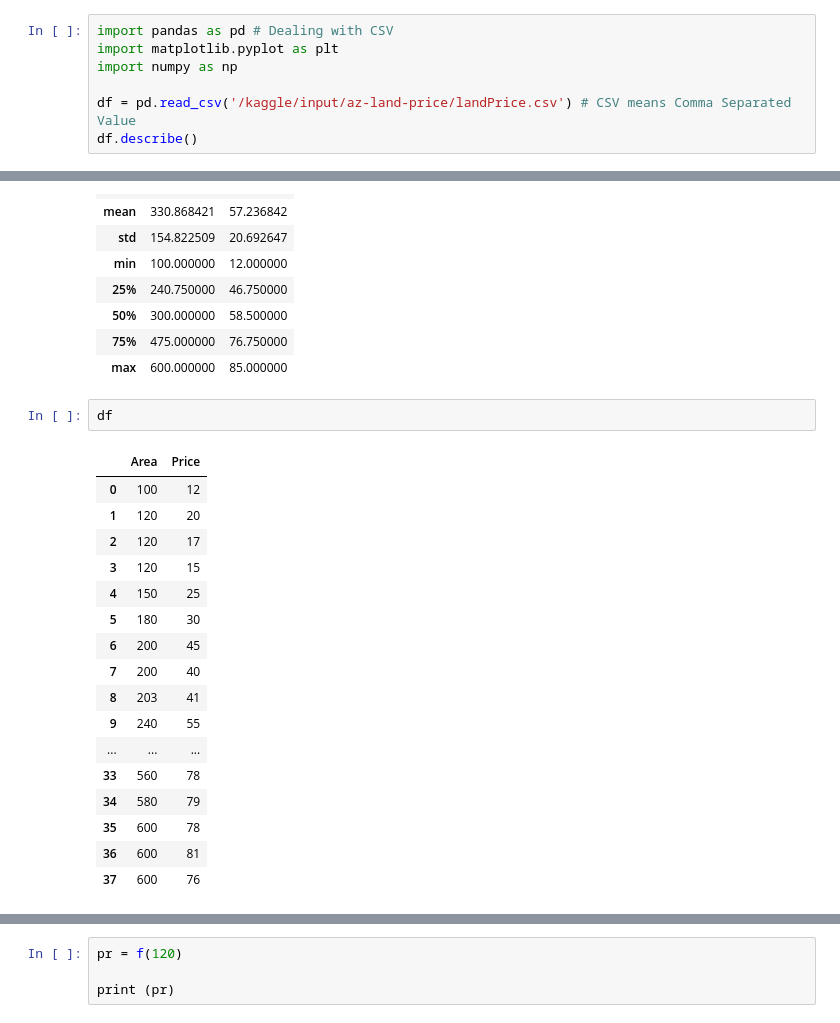
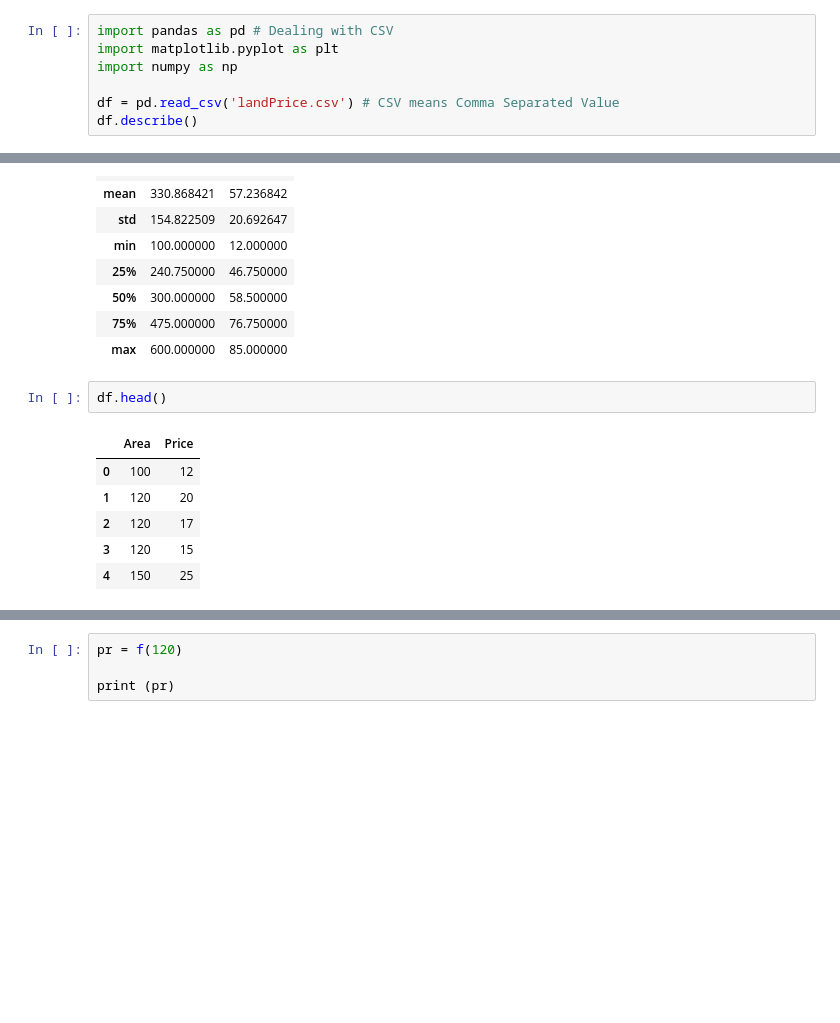
Before and after one commit to mazawi/Teaching-AI, a Jupyter notebook: Regression/teaching-ml-example-land-price.ipynb, the cells around one changed output, grey strips where cells are left out. Drawn from its saved outputs; the diff is of its cells as text; blank space fills up the shorter version.

```diff
--- a/Linear Regression/teaching-ml-example-land-price.ipynb
+++ b/Regression/teaching-ml-example-land-price.ipynb
@@ -16,7 +16,7 @@ import pandas as pd # Dealing with CSV
 import matplotlib.pyplot as plt
 import numpy as np
 
-df = pd.read_csv('/kaggle/input/az-land-price/landPrice.csv') # CSV means Comma Separated Value
+df = pd.read_csv('landPrice.csv') # CSV means Comma Separated Value
 df.describe()
 # %% [output]
 |  | Area | Price |
@@ -29,25 +29,14 @@ df.describe()
 | 75% | 475.000000 | 76.750000 |
 | max | 600.000000 | 85.000000 |
 # %%
-df
+df.head()
 # %% [output]
 |  | Area | Price |
 | 0 | 100 | 12 |
 | 1 | 120 | 20 |
 | 2 | 120 | 17 |
 | 3 | 120 | 15 |
 | 4 | 150 | 25 |
-| 5 | 180 | 30 |
-| 6 | 200 | 45 |
-| 7 | 200 | 40 |
-| 8 | 203 | 41 |
-| 9 | 240 | 55 |
-| ... | ... | ... |
-| 33 | 560 | 78 |
-| 34 | 580 | 79 |
-| 35 | 600 | 78 |
-| 36 | 600 | 81 |
-| 37 | 600 | 76 |
 # %%
 X = df['Area']
 Y = df['Price']
```
Also changed, not shown: parts of 5 cells of this notebook, 1 other file.
